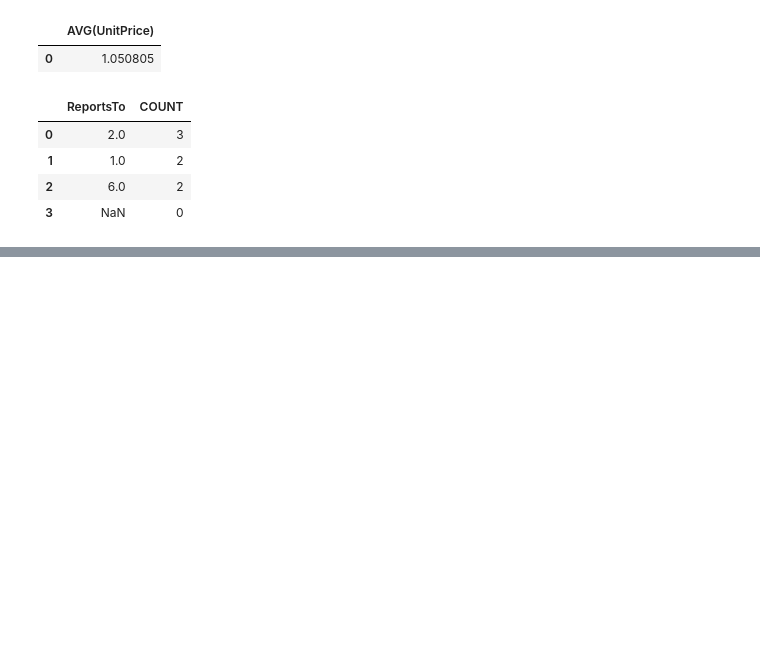
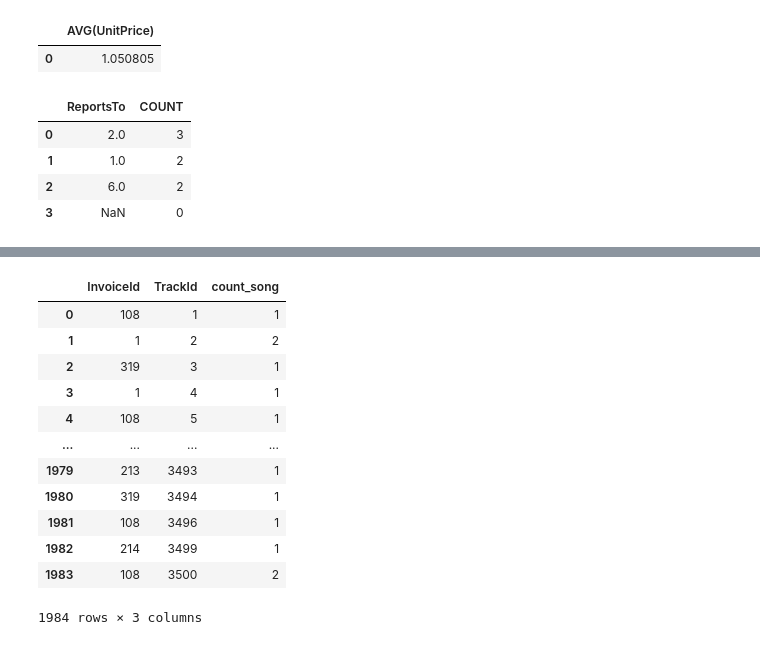
Before and after one commit to flatiron-school/NTL01-DTSC-LIVE-040323, a Jupyter notebook: sql_practice/sql_practice.ipynb, the cells around one changed output, grey strips where cells are left out. Drawn from its saved outputs; the diff is of its cells as text; code cells hidden in the pictures; blank space fills up the shorter version.

```diff
--- a/sql_practice/sql_practice.ipynb
+++ b/sql_practice/sql_practice.ipynb
@@ -316 +378,26 @@ employee
+# %%
+# What is the most common artist by playlist?
+query = """
+SELECT InvoiceId, TrackId, COUNT(TrackId) as count_song
+FROM InvoiceLine
+GROUP BY TrackId
+"""
+
+popu_song = pd.read_sql(query, con)
+popu_song
+# What is the name of their most popular song?
+# %% [output]
+|  | InvoiceId | TrackId | count_song |
+| 0 | 108 | 1 | 1 |
+| 1 | 1 | 2 | 2 |
+| 2 | 319 | 3 | 1 |
+| 3 | 1 | 4 | 1 |
+| 4 | 108 | 5 | 1 |
+| ... | ... | ... | ... |
+| 1979 | 213 | 3493 | 1 |
+| 1980 | 319 | 3494 | 1 |
+| 1981 | 108 | 3496 | 1 |
+| 1982 | 214 | 3499 | 1 |
+| 1983 | 108 | 3500 | 2 |
+1984 rows × 3 columns
 # %%
```
Also changed, not shown: parts of 8 cells of this notebook.
